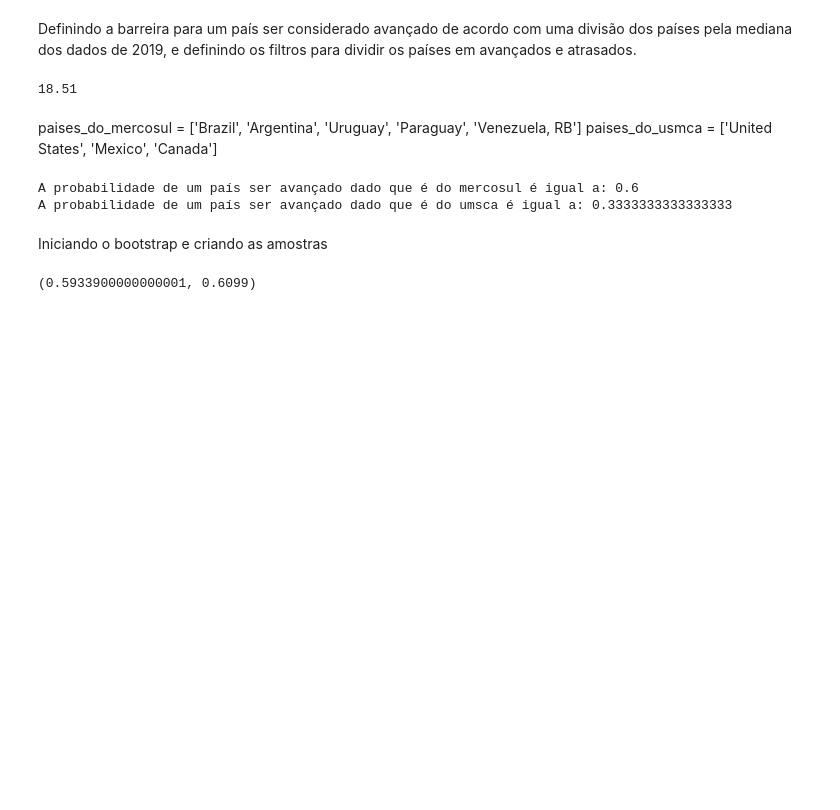
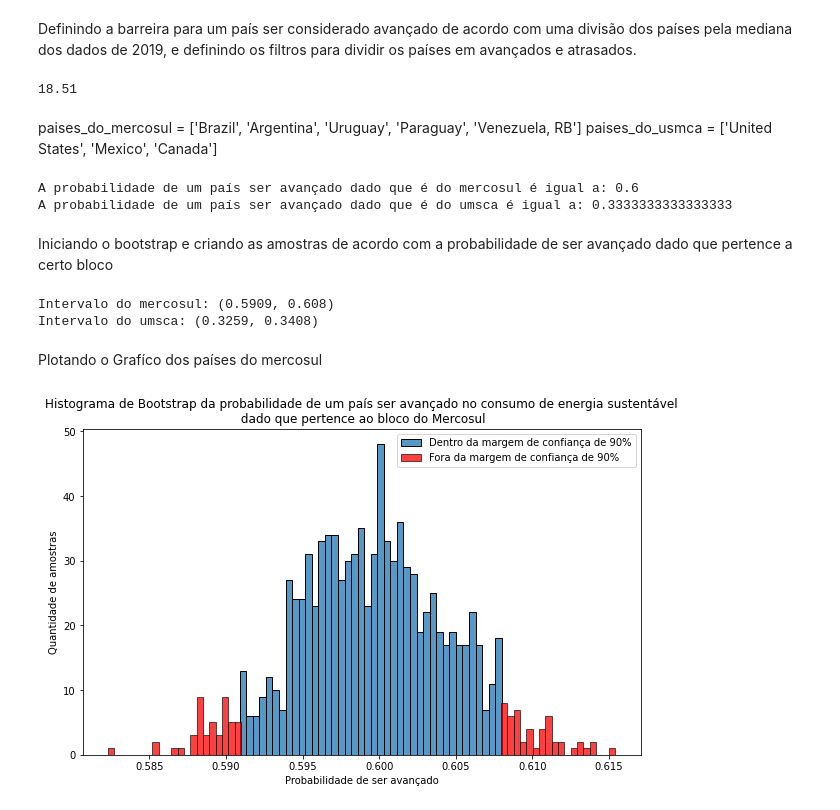
Before and after one commit to eriksoaress/EnergiaRenovavel---Erik-e-Gustavo-Antony, a Jupyter notebook: aps4/APS4.ipynb, the cells around one changed output. Cells and saved outputs as stored; diff of their text form; code cells hidden in the pictures; blank space fills up the shorter version.

```diff
--- a/aps4/APS4.ipynb
+++ b/aps4/APS4.ipynb
@@ -37,7 +38,7 @@ print(f'A probabilidade de um país ser avançado dado que é do umsca é igual
 A probabilidade de um país ser avançado dado que é do mercosul é igual a: 0.6
 A probabilidade de um país ser avançado dado que é do umsca é igual a: 0.3333333333333333
 # %% [markdown]
-Iniciando o bootstrap e criando as amostras
+Iniciando o bootstrap e criando as amostras de acordo com a probabilidade de ser avançado dado que pertence a certo bloco
 # %%
 amostra_mercosul = np.array([1,1,1,0,0])
 amostra_usmca = np.array([1,0,0])
@@ -48,9 +49,43 @@ def reamostrar_varias_vezes(amostras, n, m):
     for i in range(n):
         amostras_ = np.random.choice(amostras, size=m, replace=True)
         medias.append(np.mean(amostras_))
-    return np.percentile(medias, 5), np.percentile(medias, 95)
+    return medias,np.percentile(medias, 5), np.percentile(medias, 95)
 
-print(f'Intervalo do mercosul: {reamostrar_varias_vezes(amostra_mercosul, 100, 10000)}')
-print(f'Intervalo do umsca: {reamostrar_varias_vezes(amostra_usmca, 100, 10000)}')
+amostras_finais_mercosul, inicio_intervalo_mercosul, final_intervalo_mercosul = reamostrar_varias_vezes(amostra_mercosul, 1000, 10000)
+amostras_finais_usmca, inicio_intervalo_usmca, final_intervalo_usmca = reamostrar_varias_vezes(amostra_usmca, 1000, 10000)
+
+print(f'Intervalo do mercosul: {(inicio_intervalo_mercosul, final_intervalo_mercosul)}')
+print(f'Intervalo do umsca: {(inicio_intervalo_usmca, final_intervalo_usmca)}')
+
+
+amostras_finais_mercosul_confiaca = []
+amostras_finais_mercosul_sem_confianca = []
+for amt in amostras_finais_mercosul:
+    if amt >= inicio_intervalo_mercosul and amt <= final_intervalo_mercosul:
+        amostras_finais_mercosul_confiaca.append(amt)
+    else:
+        amostras_finais_mercosul_sem_confianca.append(amt)
+
+amostras_finais_usmca_confianca = []
+amostras_finais_usmca_fora_confianca = []
+for amt in amostras_finais_usmca:
+    if amt >= inicio_intervalo_usmca and amt <= final_intervalo_usmca:
+        amostras_finais_usmca_confianca.append(amt)
+    else:
+        amostras_finais_usmca_fora_confianca.append(amt)
 # %% [output]
-(0.5933900000000001, 0.6099)
+Intervalo do mercosul: (0.5909, 0.608)
+Intervalo do umsca: (0.3259, 0.3408)
+# %% [markdown]
+Plotando o Grafíco dos países do mercosul
+# %%
+plt.figure(figsize=(10,6))
+sns.histplot(amostras_finais_mercosul_confiaca, bins=40, label='Dentro da margem de confiança de 90%')
+sns.histplot(amostras_finais_mercosul_sem_confianca, bins=80, color='r', label='Fora da margem de confiança de 90%')
+plt.ylabel('Quantidade de amostras')
+plt.xlabel('Probabilidade de ser avançado')
+plt.title('Histograma de Bootstrap da probabilidade de um país ser avançado no consumo de energia sustentável\n dado que pertence ao bloco do Mercosul')
+plt.legend()
+plt.show()
+# %% [output]
+[figure, added]
```
Also changed, not shown: parts of 3 cells of this notebook, 1 other file.
